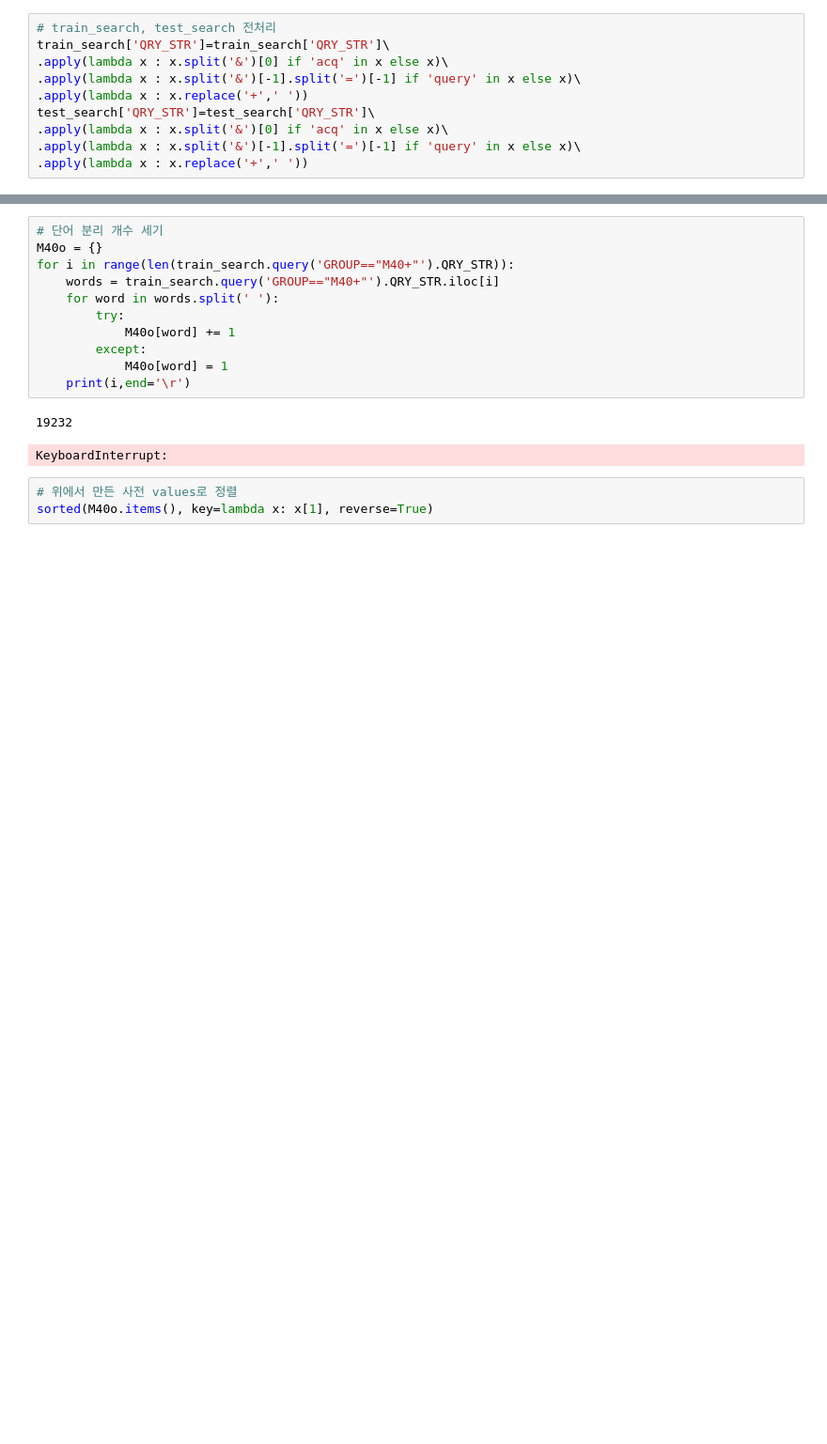
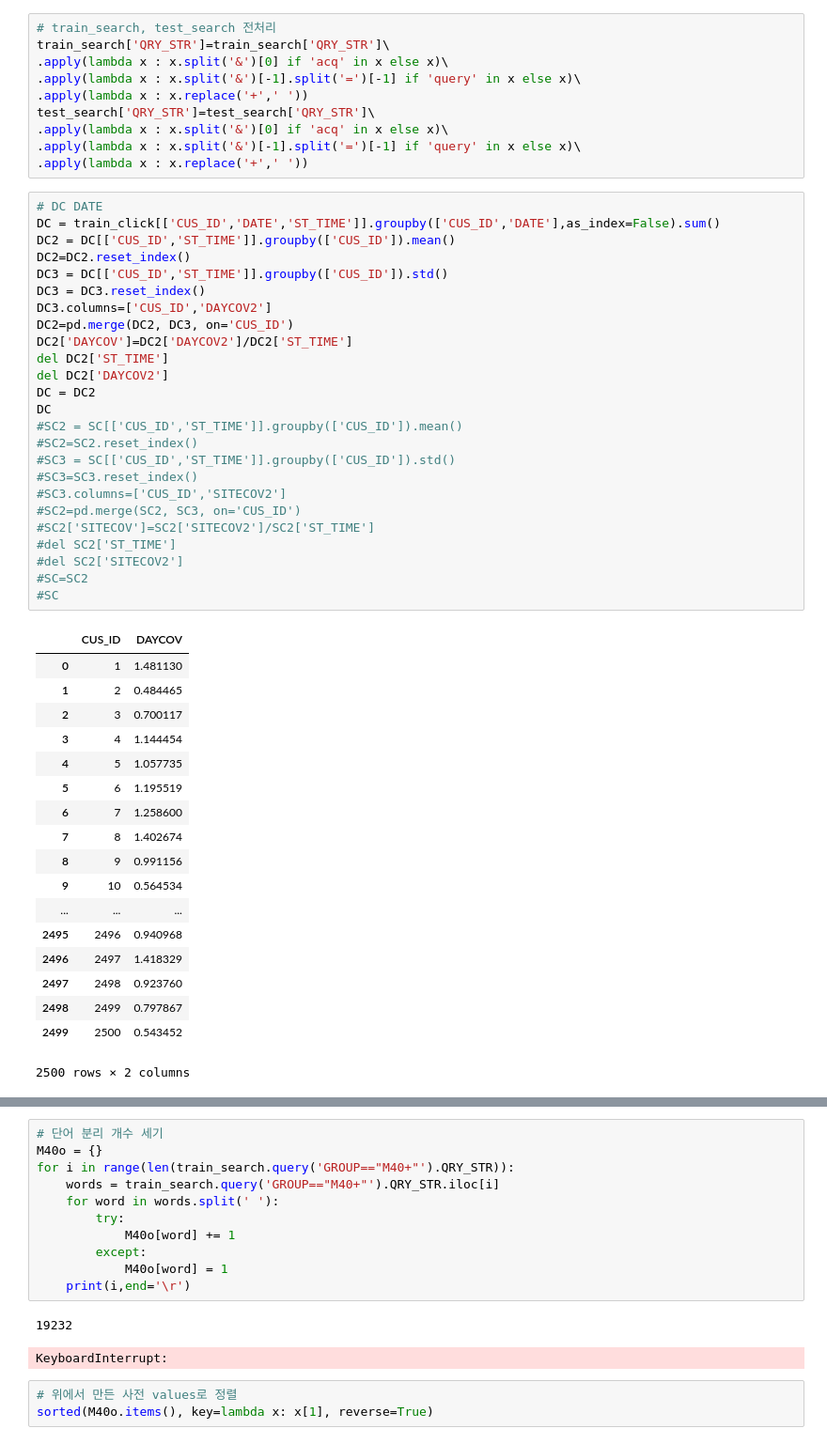
Before and after one commit to deokju12/-, a Jupyter notebook: 첫번째시도.ipynb, the cells around one changed output, grey strips where cells are left out. Shown: that part at 94% size. Saved outputs shown, nothing was run; the diff lists cells and outputs as text; blank space fills up the shorter version.

```diff
--- a/첫번째시도.ipynb
+++ b/첫번째시도.ipynb
@@ -51,3 +56,47 @@ test_search['QRY_STR']=test_search['QRY_STR']\
 .apply(lambda x : x.split('&')[0] if 'acq' in x else x)\
 .apply(lambda x : x.split('&')[-1].split('=')[-1] if 'query' in x else x)\
 .apply(lambda x : x.replace('+',' '))
+# %%
+# DC DATE
+DC = train_click[['CUS_ID','DATE','ST_TIME']].groupby(['CUS_ID','DATE'],as_index=False).sum()
+DC2 = DC[['CUS_ID','ST_TIME']].groupby(['CUS_ID']).mean()
+DC2=DC2.reset_index()
+DC3 = DC[['CUS_ID','ST_TIME']].groupby(['CUS_ID']).std()
+DC3 = DC3.reset_index()
+DC3.columns=['CUS_ID','DAYCOV2']
+DC2=pd.merge(DC2, DC3, on='CUS_ID')
+DC2['DAYCOV']=DC2['DAYCOV2']/DC2['ST_TIME']
+del DC2['ST_TIME']
+del DC2['DAYCOV2']
+DC = DC2
+DC
+#SC2 = SC[['CUS_ID','ST_TIME']].groupby(['CUS_ID']).mean()
+#SC2=SC2.reset_index()
+#SC3 = SC[['CUS_ID','ST_TIME']].groupby(['CUS_ID']).std()
+#SC3=SC3.reset_index()
+#SC3.columns=['CUS_ID','SITECOV2']
+#SC2=pd.merge(SC2, SC3, on='CUS_ID')
+#SC2['SITECOV']=SC2['SITECOV2']/SC2['ST_TIME']
+#del SC2['ST_TIME']
+#del SC2['SITECOV2']
+#SC=SC2
+#SC
+# %% [output]
+|  | CUS_ID | DAYCOV |
+| 0 | 1 | 1.481130 |
+| 1 | 2 | 0.484465 |
+| 2 | 3 | 0.700117 |
+| 3 | 4 | 1.144454 |
+| 4 | 5 | 1.057735 |
+| 5 | 6 | 1.195519 |
+| 6 | 7 | 1.258600 |
+| 7 | 8 | 1.402674 |
+| 8 | 9 | 0.991156 |
+| 9 | 10 | 0.564534 |
+| ... | ... | ... |
+| 2495 | 2496 | 0.940968 |
+| 2496 | 2497 | 1.418329 |
+| 2497 | 2498 | 0.923760 |
+| 2498 | 2499 | 0.797867 |
+| 2499 | 2500 | 0.543452 |
+2500 rows × 2 columns
```
Also changed, not shown: parts of 6 cells of this notebook.
